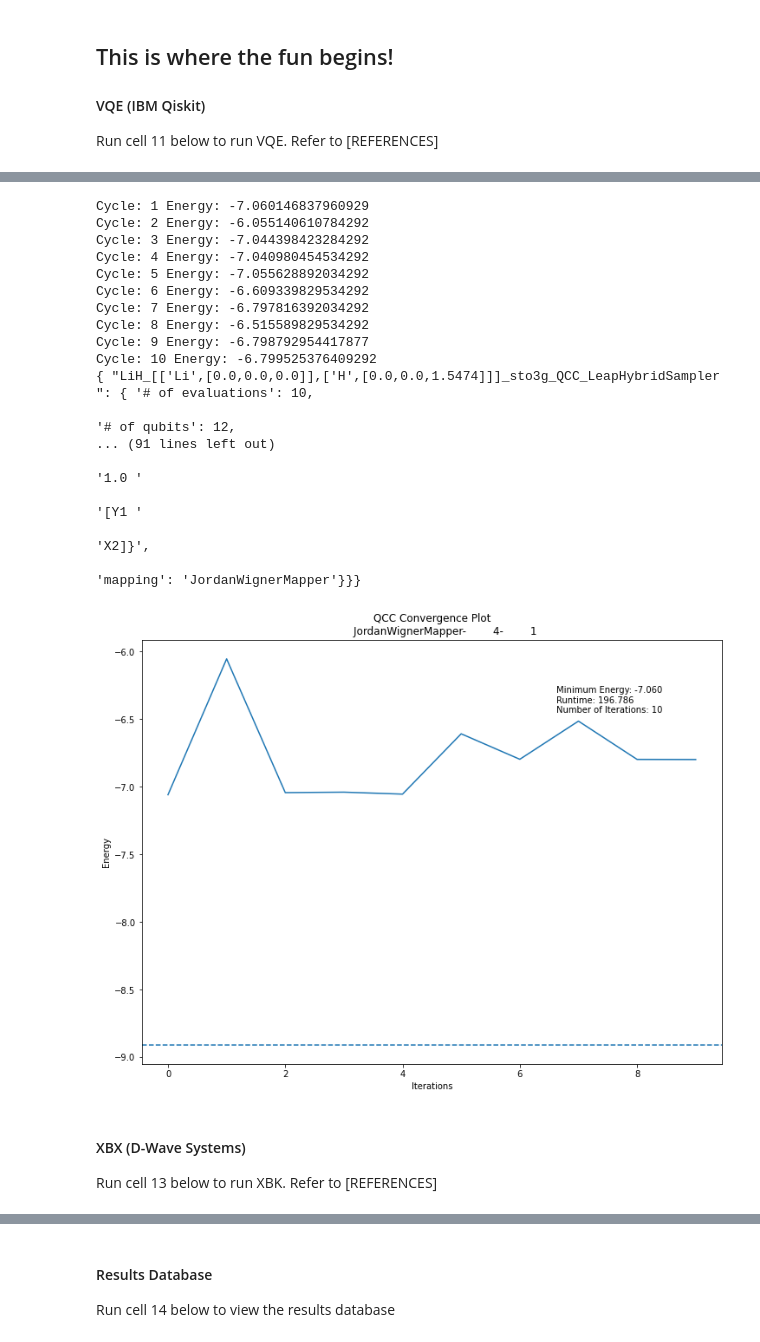
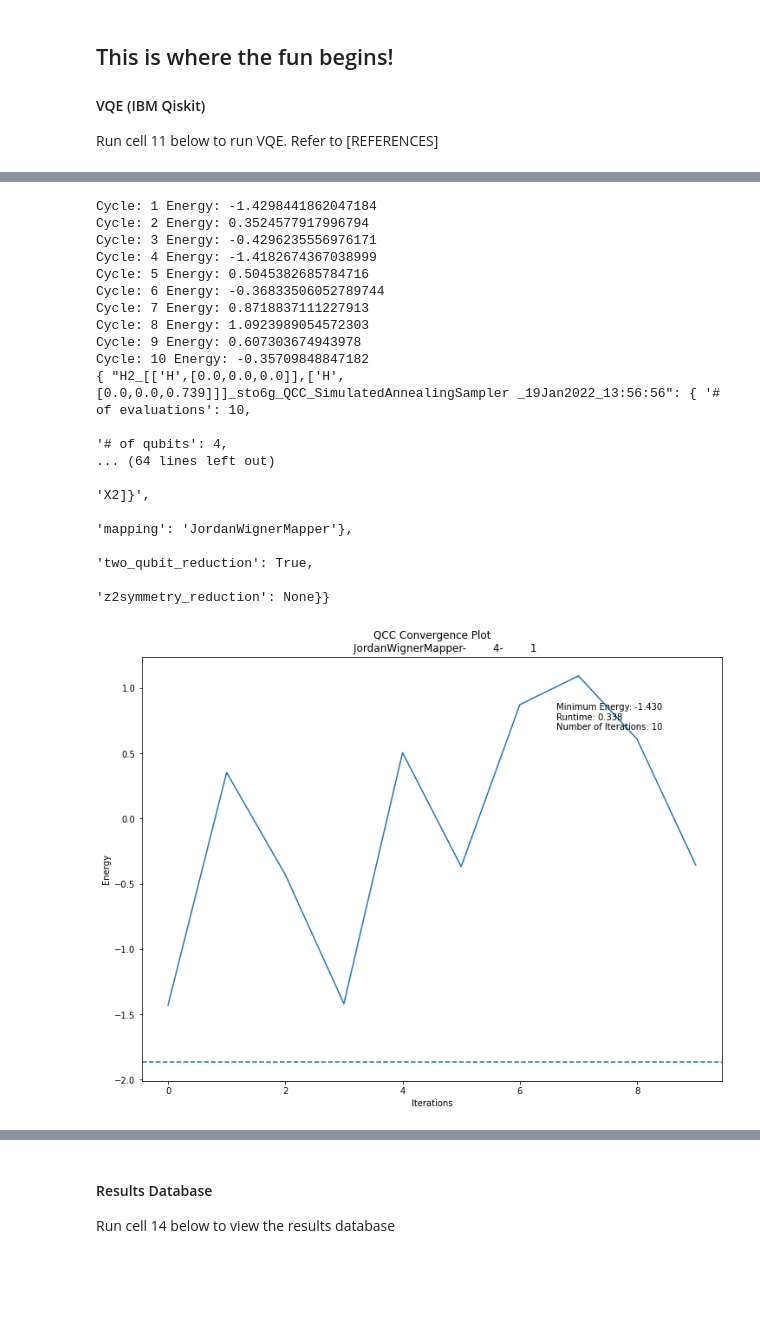
Before and after one commit to vmperrone/Benchmarking-Quantum-Groundstate-Solvers, a Jupyter notebook: main/BenchmarkingTool.ipynb, the cells around one changed output, grey strips where cells are left out. Saved outputs shown, nothing was run; the diff lists cells and outputs as text; code cells hidden in the pictures; blank space fills up the shorter version.

```diff
--- a/main/BenchmarkingTool.ipynb
+++ b/main/BenchmarkingTool.ipynb
@@ -202,8 +223,8 @@ def callback(eval_count, parameters, mean, std):
     params.append(parameters)
     deviation.append(std)
 
-def minEnergyResults(problem, result_dict, method, backend):
-    key = problem.molecule_name+"_"+problem.geometry+"_"+basis+"_"+method+"_"+backend
+def minEnergyResults(problem, result_dict, key):
+    # key = problem.molecule_name+"_"+problem.geometry+"_"+basis+"_"+method+"_"+backend+'_'+result_time
     fig, ax1 = plt.subplots(1, 1)
     fig.set_figwidth(12)
     fig.set_figheight(9)
@@ -283,11 +304,14 @@ Set up the D-Wave Systems Device backend in cell 10 below. Comment out as approp
 For the real device backend, please use your own D-Wave systems authentication API token. You can login/sign up for a Leap D-Wave systems account at https://cloud.dwavesys.com/leap/login/?next=/leap/
 # %%
 #@title Cell 10
-# from neal import SimulatedAnnealingSampler
-# sampler = SimulatedAnnealingSampler() #uses simulated annealing, see D-Wave's ocean sdk for more options
 
-from dwave.system import LeapHybridSampler
-sampler = LeapHybridSampler()
+## Real Device Backend
+# from dwave.system import LeapHybridSampler
+# sampler = LeapHybridSampler()
+
+## Simulated Backend
+from neal import SimulatedAnnealingSampler
+sampler = SimulatedAnnealingSampler() #uses simulated annealing, see D-Wave's ocean sdk for more options
 
 sampler_name = re.search(r'sampler\.(.*?)object', str(sampler)).group(1)
 # %% [markdown]
@@ -434,53 +486,56 @@ min_energy, variables, min_energies, iter_times = QCC(problem.of_qubit_op, entan
 
 exact_energy = problem.exact_energy
 min_energy = np.real(min_energy)
 optimal_point = variables
 percent_accuracy = 100-np.abs(100*(min_energy-exact_energy)/exact_energy)
 nominal_accuracy = min_energy-exact_energy
-key = problem.molecule_name+"_"+problem.geometry+"_"+basis+"_"+method+"_"+sampler_name
+result_time = datetime.now().strftime("%d%b%Y_%H:%M:%S")
+key = problem.molecule_name+"_"+problem.geometry+"_"+basis+"_"+method+"_"+sampler_name+"_"+result_time
 
 result_dict = {
     key:
         {
         'molecule': problem.molecule_name,
         'geometry': problem.geometry,
         'basis': problem.basis,
         'method': method,
+        'two_qubit_reduction': problem.two_qubit_reduction,
+        'freeze_core': problem.freeze_core,
+        'remove_orbitals': problem.remove_orbitals,
+        'z2symmetry_reduction': problem.z2symmetry_reduction,
+        'result_time': result_time,
         'backend': sampler_name,
         'setup' : param_dict,
         'exact energy': exact_energy,
         'result energy (Ha)': min_energy,
         'error (mHa)': nominal_accuracy,
         'accuracy (%)': percent_accuracy,
         'final parameters': str(optimal_point),
         '# of evaluations': len(min_energies),
         'runtime': sum(iter_times),
         '# of qubits': m,
         'min energies': list(min_energies)
         }
 
 }
 
-minEnergyResults(problem, result_dict, method, sampler_name)
+minEnergyResults(problem, result_dict, key)
 # %% [output]
-Cycle: 1 Energy: -7.060146837960929
-Cycle: 2 Energy: -6.055140610784292
-Cycle: 3 Energy: -7.044398423284292
-Cycle: 4 Energy: -7.040980454534292
-Cycle: 5 Energy: -7.055628892034292
-Cycle: 6 Energy: -6.609339829534292
-Cycle: 7 Energy: -6.797816392034292
-Cycle: 8 Energy: -6.515589829534292
-Cycle: 9 Energy: -6.798792954417877
-Cycle: 10 Energy: -6.799525376409292
-{ "LiH_[['Li',[0.0,0.0,0.0]],['H',[0.0,0.0,1.5474]]]_sto3g_QCC_LeapHybridSampler ": { '# of evaluations': 10,
-                                                                                      '# of qubits': 12,
-... (91 lines left out)
-                                                                                                               '1.0 '
-                                                                                                               '[Y1 '
-                                                                                                               'X2]}',
-                                                                                                 'mapping': 'JordanWignerMapper'}}}
+Cycle: 1 Energy: -1.4298441862047184
+Cycle: 2 Energy: 0.3524577917996794
+Cycle: 3 Energy: -0.4296235556976171
+Cycle: 4 Energy: -1.4182674367038999
+Cycle: 5 Energy: 0.5045382685784716
+Cycle: 6 Energy: -0.36833506052789744
+Cycle: 7 Energy: 0.8718837111227913
+Cycle: 8 Energy: 1.0923989054572303
+Cycle: 9 Energy: 0.607303674943978
+Cycle: 10 Energy: -0.35709848847182
+{ "H2_[['H',[0.0,0.0,0.0]],['H',[0.0,0.0,0.739]]]_sto6g_QCC_SimulatedAnnealingSampler _19Jan2022_13:56:56": { '# of evaluations': 10,
+                                                                                                              '# of qubits': 4,
+... (64 lines left out)
+                                                                                                                                       'X2]}',
+                                                                                                                         'mapping': 'JordanWignerMapper'},
+                                                                                                              'two_qubit_reduction': True,
+                                                                                                              'z2symmetry_reduction': None}}
-[figure, old version]
+[figure, new version]
-# %% [markdown]
-#### XBX (D-Wave Systems)
-Run cell 13 below to run XBK. Refer to [REFERENCES]
```
Also changed, not shown: parts of 13 cells of this notebook, 15 other files.
